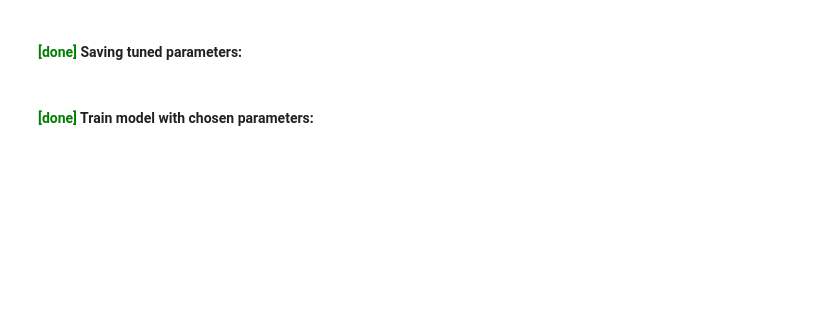
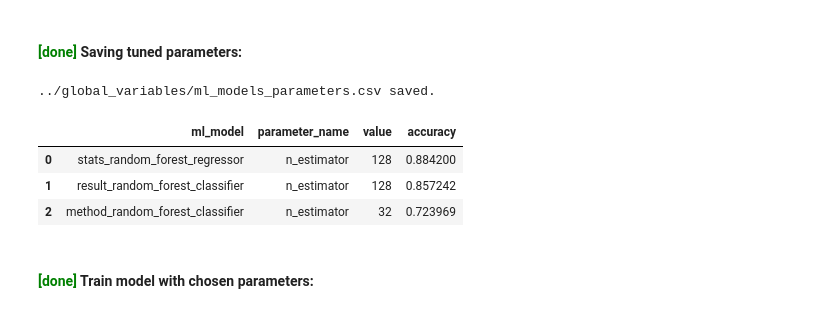
Before and after one commit to sagi778/ufc_fights_Predictor, a Jupyter notebook: notebooks/method_model_training.ipynb, the cells around one changed output. Saved outputs shown, nothing was run; the diff lists cells and outputs as text; code cells hidden in the pictures; blank space fills up the shorter version.

```diff
--- a/notebooks/method_model_training.ipynb
+++ b/notebooks/method_model_training.ipynb
@@ -127,4 +127,23 @@ t
 # %% [markdown]
 #### <span style='color:green'> **[done]** </span> Saving tuned parameters:
+# %%
+gp = pd.read_csv('../global_variables/ml_models_parameters.csv')
+gp = gp[gp.ml_model != 'method_random_forest_classifier'].reset_index(drop=True)
+
+param = pd.DataFrame(data={'ml_model':['method_random_forest_classifier'],
+                          'parameter_name':['n_estimator'],
+                          'value':[opt_n_estimators],
+                          'accuracy':[opt_acc]}
+                    )
+gp = pd.concat([gp,param],ignore_index=True)
+gp.to_csv('../global_variables/ml_models_parameters.csv', index=None)
+print('../global_variables/ml_models_parameters.csv saved.')
+gp
+# %% [output]
+../global_variables/ml_models_parameters.csv saved.
+|  | ml_model | parameter_name | value | accuracy |
+| 0 | stats_random_forest_regressor | n_estimator | 128 | 0.884200 |
+| 1 | result_random_forest_classifier | n_estimator | 128 | 0.857242 |
+| 2 | method_random_forest_classifier | n_estimator | 32 | 0.723969 |
 # %% [markdown]
 #### <span style='color:green'> **[done]** </span> Train model with chosen parameters:
```
Also changed, not shown: parts of 9 cells of this notebook, 3 other files.
